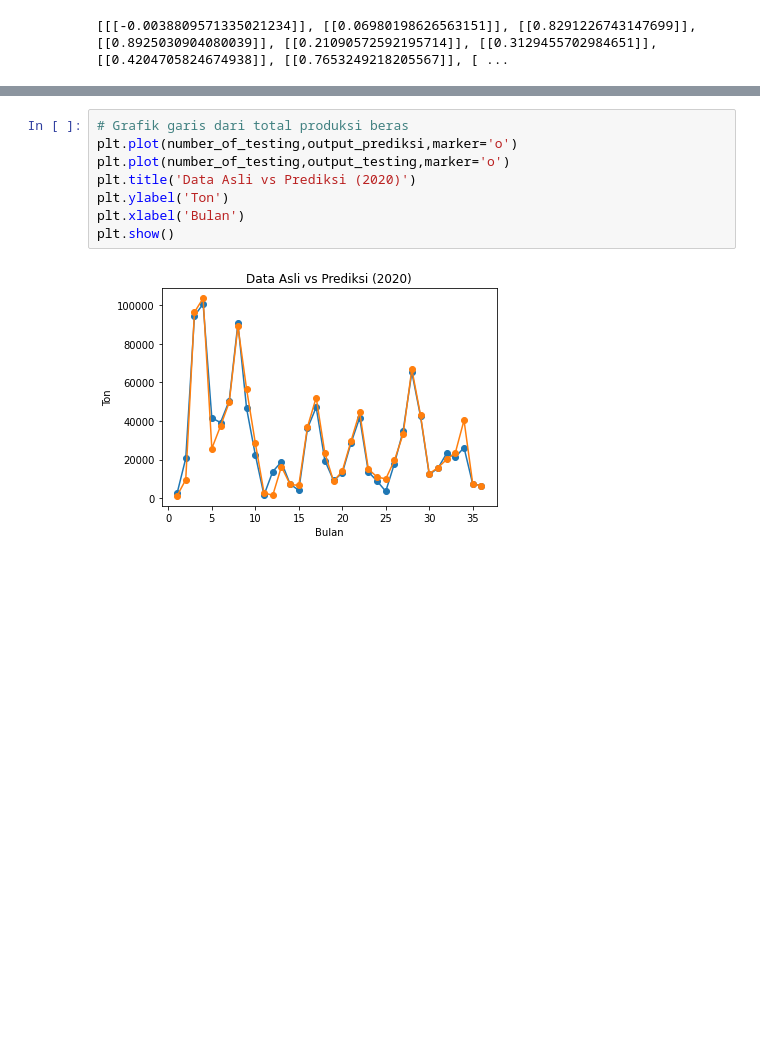
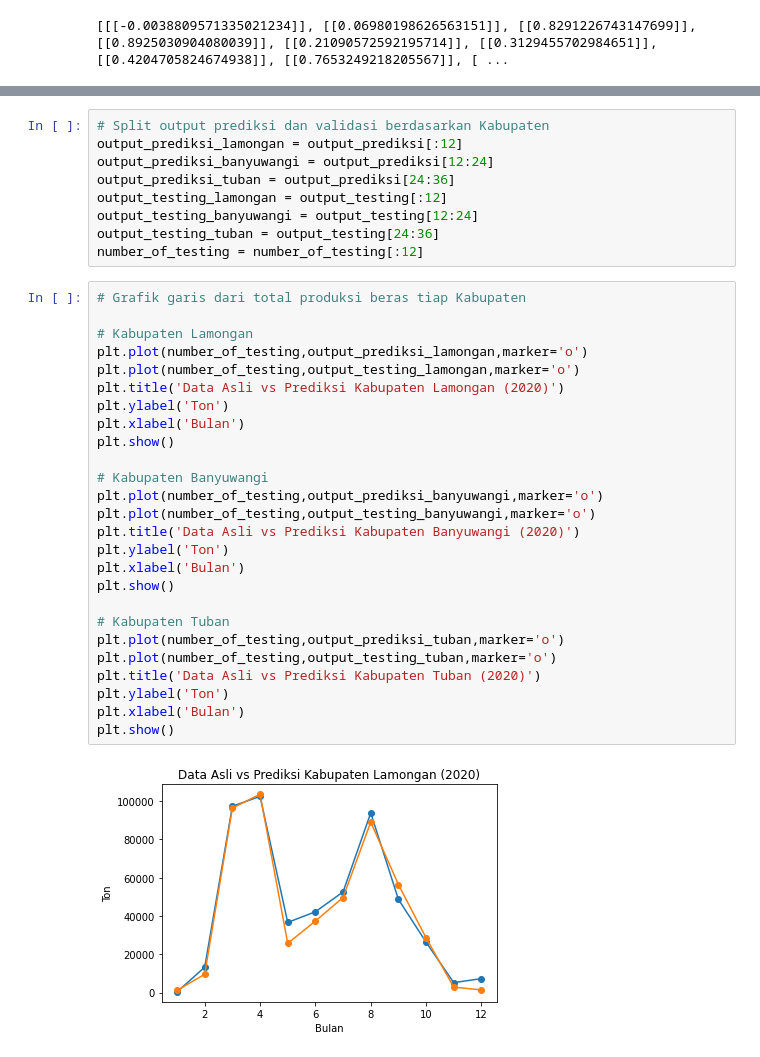
Before and after one commit to u1-byte/SmartCropYieldsPrediction, a Jupyter notebook: Machine Learning/Code/ML_Testing_Model.ipynb, the cells around one changed output, grey strips where cells are left out. Cells and saved outputs as stored; diff of their text form; blank space fills up the shorter version.

```diff
--- a/Machine Learning/Code/ML_Testing_Model.ipynb
+++ b/Machine Learning/Code/ML_Testing_Model.ipynb
@@ -210,11 +210,38 @@ print(output_testing)
 [1194.46, 9610.85, 96343.8, 103583.39, 25728.34, 37383.78, 49665.76, 89056.54, 56447.88, 28600.74, 2874.25, 1422.82, 16351.04, 7148.78, 6606.55, 36945.58, 52136.87, 23321.01, 8751.61, 14020.12, 29533. ...
+# %%
+# Split output prediksi dan validasi berdasarkan Kabupaten
+output_prediksi_lamongan = output_prediksi[:12]
+output_prediksi_banyuwangi = output_prediksi[12:24]
+output_prediksi_tuban = output_prediksi[24:36]
+output_testing_lamongan = output_testing[:12]
+output_testing_banyuwangi = output_testing[12:24]
+output_testing_tuban = output_testing[24:36]
+number_of_testing = number_of_testing[:12]
 # %%
-# Grafik garis dari total produksi beras
-plt.plot(number_of_testing,output_prediksi,marker='o')
-plt.plot(number_of_testing,output_testing,marker='o')
-plt.title('Data Asli vs Prediksi (2020)')
+# Grafik garis dari total produksi beras tiap Kabupaten
+
+# Kabupaten Lamongan
+plt.plot(number_of_testing,output_prediksi_lamongan,marker='o')
+plt.plot(number_of_testing,output_testing_lamongan,marker='o')
+plt.title('Data Asli vs Prediksi Kabupaten Lamongan (2020)')
 plt.ylabel('Ton')
 plt.xlabel('Bulan')
 plt.show()
+
+# Kabupaten Banyuwangi
+plt.plot(number_of_testing,output_prediksi_banyuwangi,marker='o')
+plt.plot(number_of_testing,output_testing_banyuwangi,marker='o')
+plt.title('Data Asli vs Prediksi Kabupaten Banyuwangi (2020)')
+plt.ylabel('Ton')
+plt.xlabel('Bulan')
+plt.show()
+
+# Kabupaten Tuban
+plt.plot(number_of_testing,output_prediksi_tuban,marker='o')
+plt.plot(number_of_testing,output_testing_tuban,marker='o')
+plt.title('Data Asli vs Prediksi Kabupaten Tuban (2020)')
+plt.ylabel('Ton')
+plt.xlabel('Bulan')
+plt.show()
 # %% [output]
-[figure, old version]
+[figure, new version]
```
Also changed, not shown: parts of 6 cells of this notebook.
